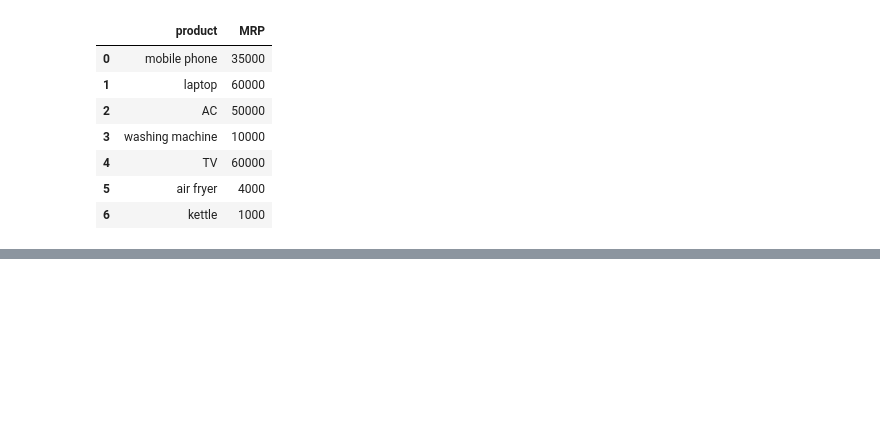
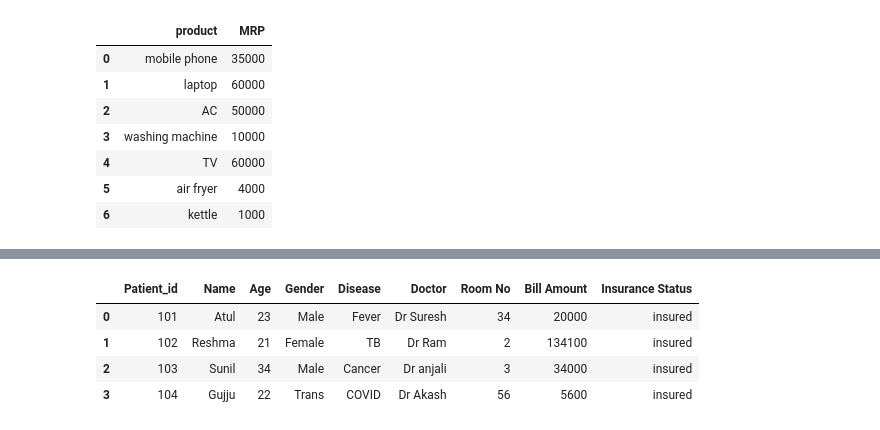
Before and after one commit to syed-khader/learning-python-libraries, a Jupyter notebook: pandasforgithub.ipynb, the cells around one changed output, grey strips where cells are left out. Drawn from its saved outputs; the diff is of its cells as text; code cells hidden in the pictures; blank space fills up the shorter version.

```diff
--- a/pandasforgithub.ipynb
+++ b/pandasforgithub.ipynb
@@ -300,3 +297,26 @@ prod
 | 4 | TV | 60000 |
 | 5 | air fryer | 4000 |
 | 6 | kettle | 1000 |
+# %%
+# Create a Hospital Management DataFrame with:
+
+
+hosp=pd.DataFrame({'Patient_id':[101,102,103,104],
+                   'Name':['Atul','Reshma','Sunil','Gujju'],
+                   'Age':[23,21,34,22],
+                   'Gender':['Male','Female','Male','Trans'],
+                   'Disease':['Fever','TB','Cancer','COVID'],
+                   'Doctor':['Dr Suresh','Dr Ram','Dr anjali','Dr Akash'],
+                   'Room No':[34,2,3,56],
+                   'Bill Amount':[20000,134100,34000,5600]})
+# Perform the following:
+# Display the first five rows.
+# Display only Name and Bill_Amount.
+# Print shape, size, columns, index, and data types.
+# Add an Insurance_Status column.
+# Increase all Bill_Amount values by ₹2,000.
+# hosp.rename(columns={'Bill Amount':'Total Bill'},inplace=True)
+# hosp.drop('Insurance_Status',axis=1,inplace=True)
+# Display the underlying NumPy array using values.
+
+hosp.head(5)
@@ -302,0 +360,10 @@ prod
+# %%
+# Add an Insurance_Status column.
+hosp['Insurance Status']='insured'
+hosp
+# %% [output]
+|  | Patient_id | Name | Age | Gender | Disease | Doctor | Room No | Bill Amount | Insurance Status |
+| 0 | 101 | Atul | 23 | Male | Fever | Dr Suresh | 34 | 20000 | insured |
+| 1 | 102 | Reshma | 21 | Female | TB | Dr Ram | 2 | 134100 | insured |
+| 2 | 103 | Sunil | 34 | Male | Cancer | Dr anjali | 3 | 34000 | insured |
+| 3 | 104 | Gujju | 22 | Trans | COVID | Dr Akash | 56 | 5600 | insured |
```
Also changed, not shown: parts of 16 cells of this notebook.
